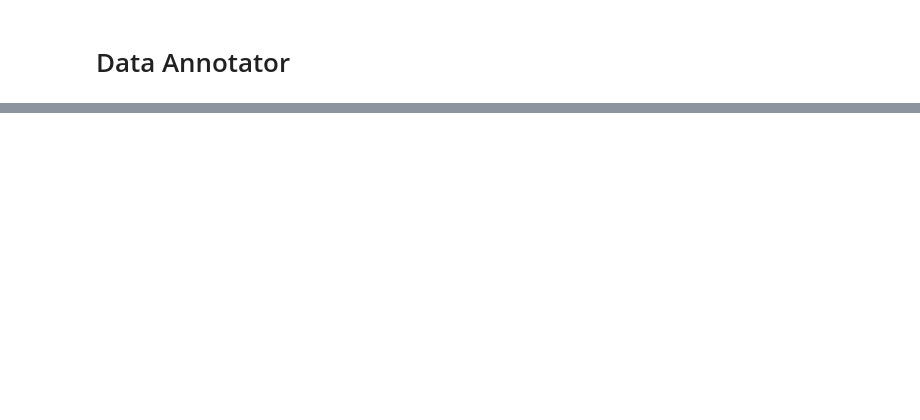
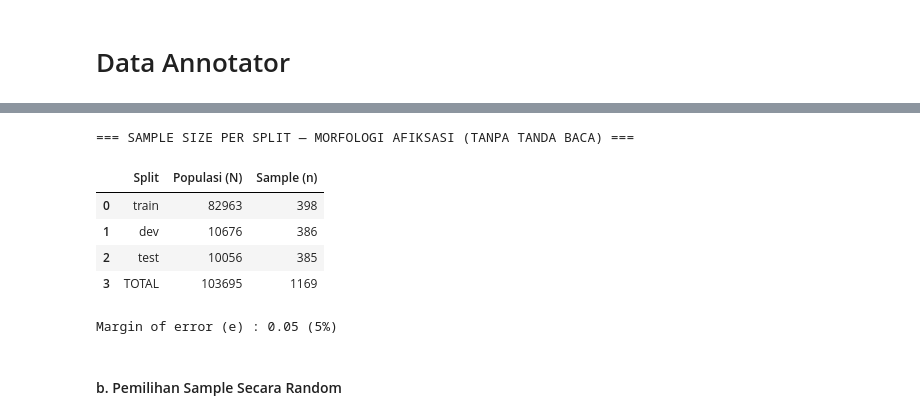
Before and after one commit to mfaqihzacky/IndoBERT-LayerWise, a Jupyter notebook: notebook/Anotasi/DatasetAnotasi.ipynb, the cells around one changed output, grey strips where cells are left out. Cells and saved outputs as stored; diff of their text form; code cells hidden in the pictures; blank space fills up the shorter version.

```diff
--- a/notebook/Anotasi/DatasetAnotasi.ipynb
+++ b/notebook/Anotasi/DatasetAnotasi.ipynb
@@ -901,0 +933,38 @@ all                       121,923                103,695
+# %%
+# ==============================
+# HITUNG YAMANE PER SPLIT
+# ==============================
+
+e = 0.05  # margin of error 5%
+
+rows_yamane_morf = []
+
+print("=== SAMPLE SIZE PER SPLIT — MORFOLOGI AFIKSASI (TANPA TANDA BACA) ===")
+
+for split_name, df in df_morfologi.items():
+    N = len(df)
+    n = round(N / (1 + N * (e ** 2)))
+    rows_yamane_morf.append({
+        'Split'        : split_name,
+        'Populasi (N)' : N,
+        'Sample (n)'   : n,
+    })
+
+df_yamane_morf = pd.DataFrame(rows_yamane_morf)
+df_yamane_morf.loc[len(df_yamane_morf)] = [
+    'TOTAL',
+    df_yamane_morf['Populasi (N)'].sum(),
+    df_yamane_morf['Sample (n)'].sum(),
+]
+display(df_yamane_morf.reset_index(drop=True))
+print(f"Margin of error (e) : {e} ({int(e*100)}%)")
+# %% [output]
+=== SAMPLE SIZE PER SPLIT — MORFOLOGI AFIKSASI (TANPA TANDA BACA) ===
+|  | Split | Populasi (N) | Sample (n) |
+| 0 | train | 82963 | 398 |
+| 1 | dev | 10676 | 386 |
+| 2 | test | 10056 | 385 |
+| 3 | TOTAL | 103695 | 1169 |
+Margin of error (e) : 0.05 (5%)
+# %% [markdown]
+#### b. Pemilihan Sample Secara Random
```
Also changed, not shown: parts of 27 cells of this notebook, 14 other files.
